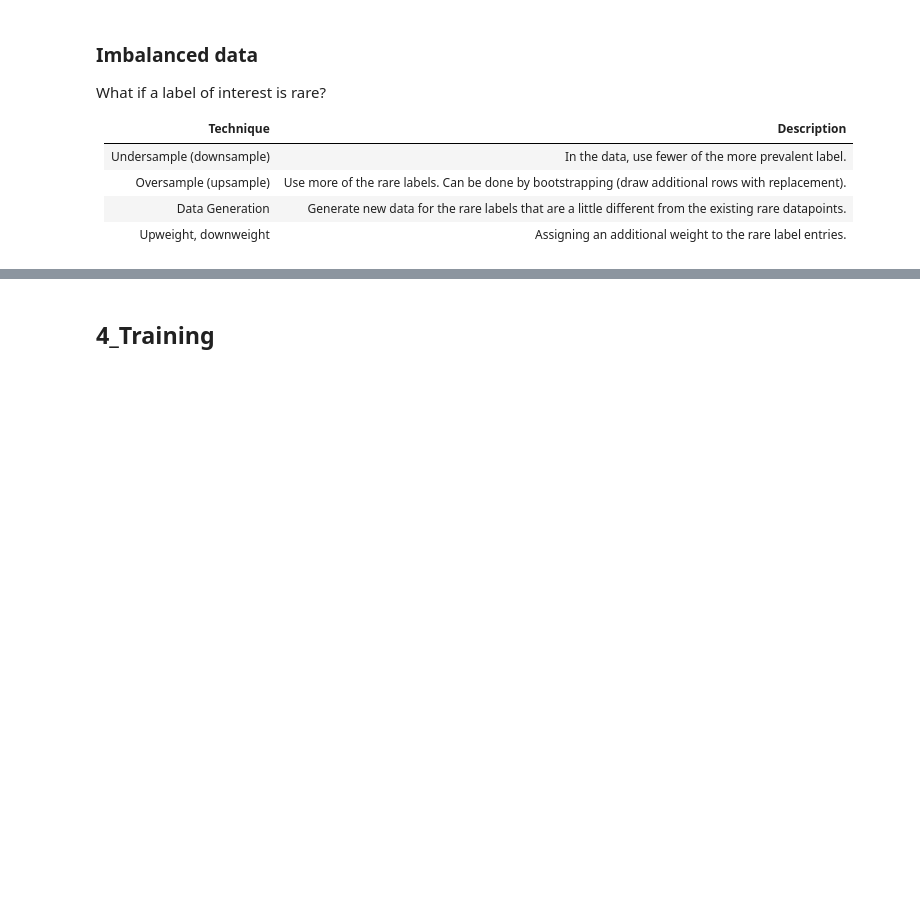
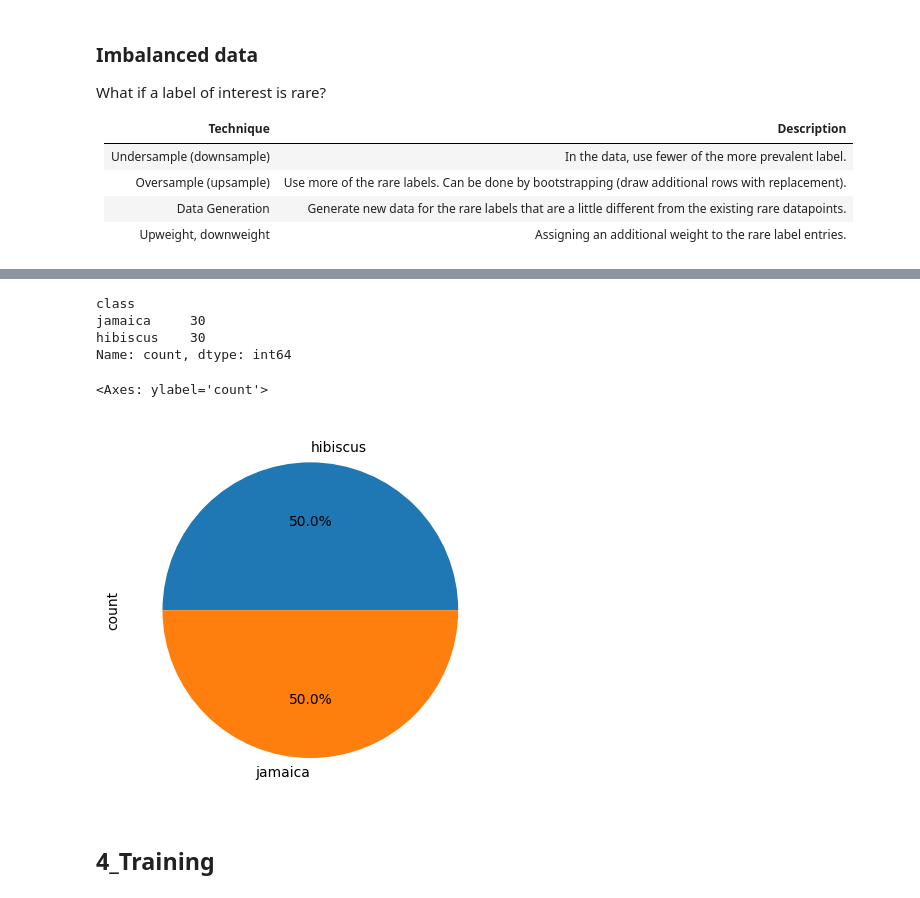
Before and after one commit to EvgeniiZorin/Handbook_Statistics-Probability-and-ML, a Jupyter notebook: _1_ML_classical.ipynb, the cells around one changed output, grey strips where cells are left out. Saved outputs shown, nothing was run; the diff lists cells and outputs as text; code cells hidden in the pictures; blank space fills up the shorter version.

```diff
--- a/_1_ML_classical.ipynb
+++ b/_1_ML_classical.ipynb
@@ -1048,3 +1101,28 @@ What if a label of interest is rare?
+# %%
+"""
+upsampling with scikit-learn
+"""
+### Generate a dataframe for the minority class being upsampled
+jamaica = resample(
+    df[df['class'] == 'jamaica'],
+    replace=True,
+    n_samples = len(df[df['class'] == 'hibiscus']),
+    random_state=42
+)
+### join two dataframes
+data_downsampled = pd.concat([jamaica, df[df['class'] == 'hibiscus']])
+print( data_downsampled['class'].value_counts() )
+data_downsampled.groupby('class').value_counts().plot(
+    kind='pie',
+    autopct='%1.1f%%'
+)
+# %% [output]
+class
+jamaica     30
+hibiscus    30
+Name: count, dtype: int64
+<Axes: ylabel='count'>
+[figure, added]
 # %% [markdown]
 ## 4_Training
 # %% [markdown]
```
Also changed, not shown: parts of 4 cells of this notebook, 1 other file.
